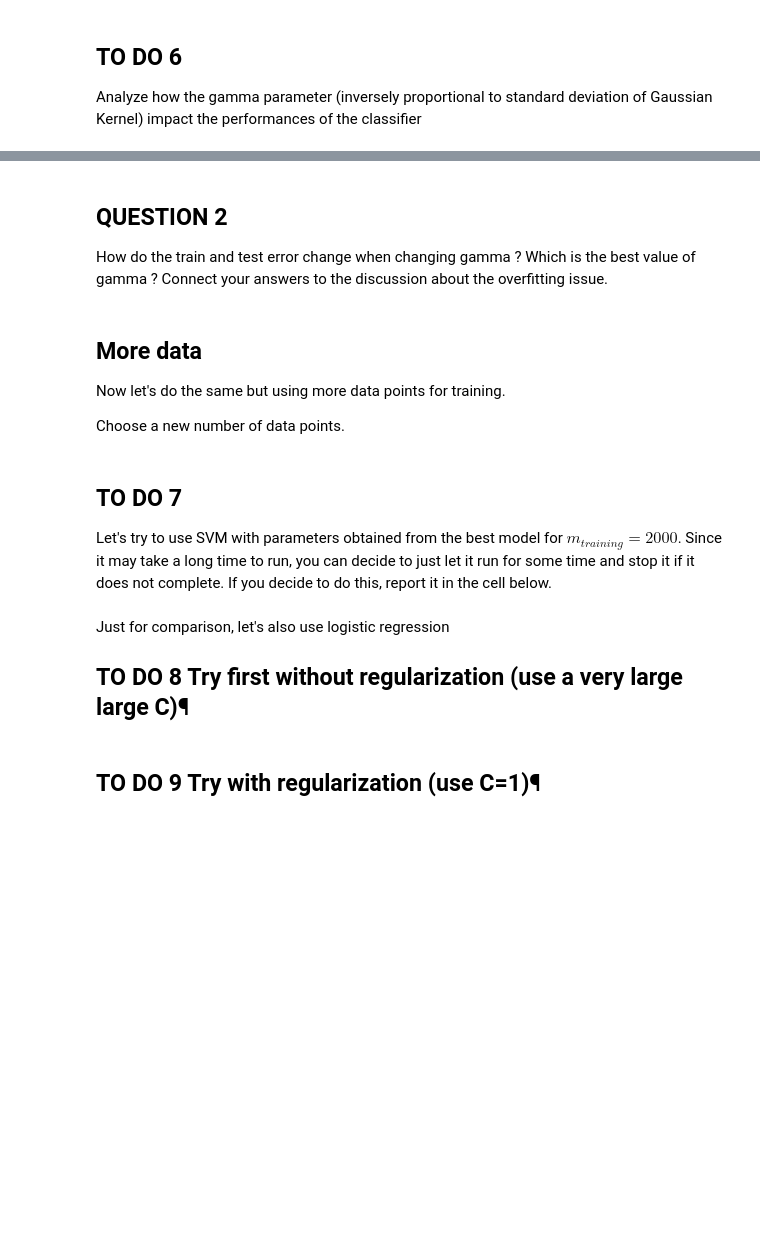
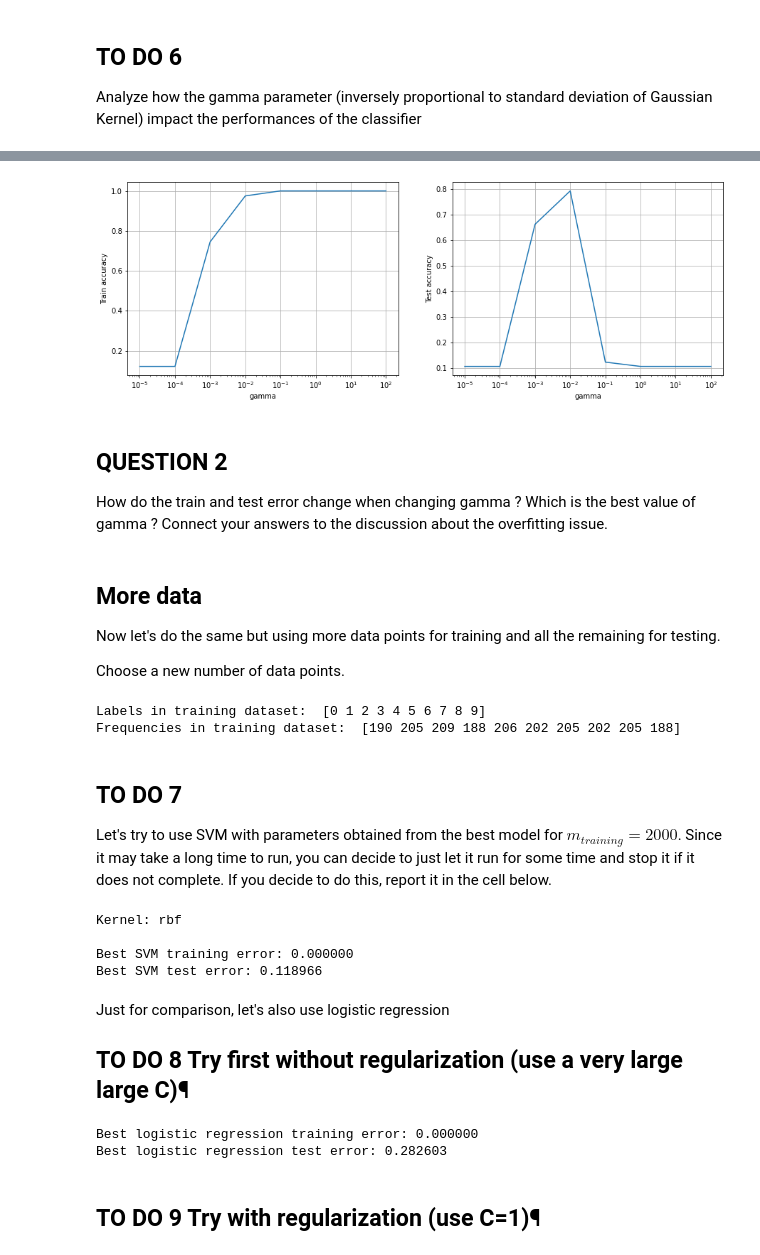
Before and after one commit to NicolaZomer/MachineLearning_Y2122, a Jupyter notebook: lab2/lab2_assignment.ipynb, the cells around one changed output, grey strips where cells are left out. Saved outputs shown, nothing was run; the diff lists cells and outputs as text; code cells hidden in the pictures; blank space fills up the shorter version.

```diff
--- a/lab2/lab2_assignment.ipynb
+++ b/lab2/lab2_assignment.ipynb
@@ -69,20 +75,41 @@ print(X.shape, y.shape)
 Now split into training and test. Make sure that each label is present at least 10 times
 in training. If it is not, then keep adding permutations to the initial data until this
 happens.
+# %%
+# FUNCTION FOR CHECKING IF EACH UNIQUE LABEL APPEARS IN THE ARRAY A MINIMUM NUMBER OF TIMES
+
+def check_minimum_labels(Y, minimum):
+    # Y has to be a np array
+    labels = np.unique(Y)
+    for label in labels:
+        if np.sum(Y==label) < minimum:
+            return False
+    return True
 # %%
-# Random permute the data and split into training and test taking the first 600
-# data samples as training and 4000 samples as test
+# Random permute the data and split into training and test taking the first
+# 600 data samples as training and 4000 samples as test
 permutation = np.random.permutation(X.shape[0])
 
 X = X[permutation]
 y = y[permutation]
 
+# we don't use the whole dataset
 m_training = 600
 m_test = 4000
 
 X_train, X_test = X[:m_training], X[m_training:m_training+m_test:]
 y_train, y_test = y[:m_training], y[m_training:m_training+m_test:]
 
+while not check_minimum_labels(y_train, 10):
+    permutation = np.random.permutation(X.shape[0]) # again random permutation
+
+    X = X[permutation]
+    y = y[permutation]
+
+    X_train, X_test = X[:m_training], X[m_training:m_training+m_test:]
+    y_train, y_test = y[:m_training], y[m_training:m_training+m_test:]
+
 labels, freqs = np.unique(y_train, return_counts=True)
+# If 'return_counts' is True, also return the number of times each unique item appears in the array
 print("Labels in training dataset: ", labels)
 print("Frequencies in training dataset: ", freqs)
@@ -224,37 +369,43 @@ print(gamma_values)
 # %%
 # Try the SVM with the previously set values of gamma
 # use rbf kernel and C=1
 
 train_acc_list, test_acc_list = [], []
 
-
 # ADD YOUR CODE TO TRAIN THE SVM MULTIPLE TIMES WITH THE DIFFERENT VALUES OF GAMMA
 # PLACE THE TRAIN AND TEST ACCURACY FOR EACH TEST IN THE TRAIN AND TEST ACCURACY LISTS
+for gamma in gamma_values:
+    model = SVC(kernel = 'rbf', C=1, gamma = gamma)
+    model.fit(X_train, y_train)
+    train_acc_list.append(model.score(X_train, y_train))
+    test_acc_list.append(model.score(X_test, y_test))
 
 # Plot
 fig, ax = plt.subplots(1,2, figsize=(15,5))
 
 ax[0].plot(gamma_values, train_acc_list)
 ax[0].set_xscale('log')
 ax[0].set_xlabel('gamma')
 ax[0].set_ylabel('Train accuracy')
 ax[0].grid(True)
 
 ax[1].plot(gamma_values, test_acc_list)
 ax[1].set_xscale('log')
 ax[1].set_xlabel('gamma')
 ax[1].set_ylabel('Test accuracy')
 ax[1].grid(True)
 
 
 plt.show()
+# %% [output]
+[figure, added]
 # %% [markdown]
 ## QUESTION 2
 How do the train and test error change when changing gamma ? Which is the best value of gamma ?
 Connect your answers to the discussion about the overfitting issue.
 # %% [markdown]
 ## More data
-Now let's do the same but using more data points for training.
+Now let's do the same but using more data points for training and all the remaining for testing.
 
 
 Choose a new number of data points.
@@ -270,6 +421,9 @@ y_train, y_test = y[:m_training], y[m_training:]
 labels, freqs = np.unique(y_train, return_counts=True)
 print("Labels in training dataset: ", labels)
 print("Frequencies in training dataset: ", freqs)
+# %% [output]
+Labels in training dataset:  [0 1 2 3 4 5 6 7 8 9]
+Frequencies in training dataset:  [190 205 209 188 206 202 205 202 205 188]
 # %% [markdown]
 ## TO DO 7
 
@@ -277,10 +431,24 @@ Let's try to use SVM with parameters obtained from the best model for $m_{traini
 # %%
 #get training and test error for the best SVM model from CV
 
-# ADD YOUR CODE
+best_param = best_SVM.best_params_
+kern = kernels_list[index_best_SVM]
+print('Kernel:', kern)
+if kern == 'poly':
+    bestSVM = SVC(kernel = kern, degree=degrees_list[index_best_SVM], C = best_param['C'], gamma = best_param['gamma'])
+else:
+    bestSVM = SVC(kernel = kern, C = best_param['C'], gamma = best_param['gamma'])
+bestSVM.fit(X_train, y_train)
+training_error = 1-bestSVM.score(X_train, y_train)
+test_error = 1 - bestSVM.score(X_test, y_test)
 
-print ("Best SVM training error: %f" % training_error)
+print ("\nBest SVM training error: %f" % training_error)
 print ("Best SVM test error: %f" % test_error)
+# %% [output]
+Kernel: rbf
+
+Best SVM training error: 0.000000
+Best SVM test error: 0.118966
 # %% [markdown]
 Just for comparison, let's also use logistic regression
 
@@ -288,10 +456,17 @@ Just for comparison, let's also use logistic regression
 # %%
 from sklearn import linear_model
 
-# ADD YOUR CODE
+logreg = linear_model.LogisticRegression(C=1e5, max_iter=1000)
+logreg.fit(X_train, y_train)
+
+training_error = 1-logreg.score(X_train, y_train)
+test_error = 1 - logreg.score(X_test, y_test)
 
 print ("Best logistic regression training error: %f" % training_error)
 print ("Best logistic regression test error: %f" % test_error)
+# %% [output]
+Best logistic regression training error: 0.000000
+Best logistic regression test error: 0.282603
 # %% [markdown]
 ## TO DO 9 Try  with regularization (use C=1)¶
 # %%
```
Also changed, not shown: parts of 17 cells of this notebook.
